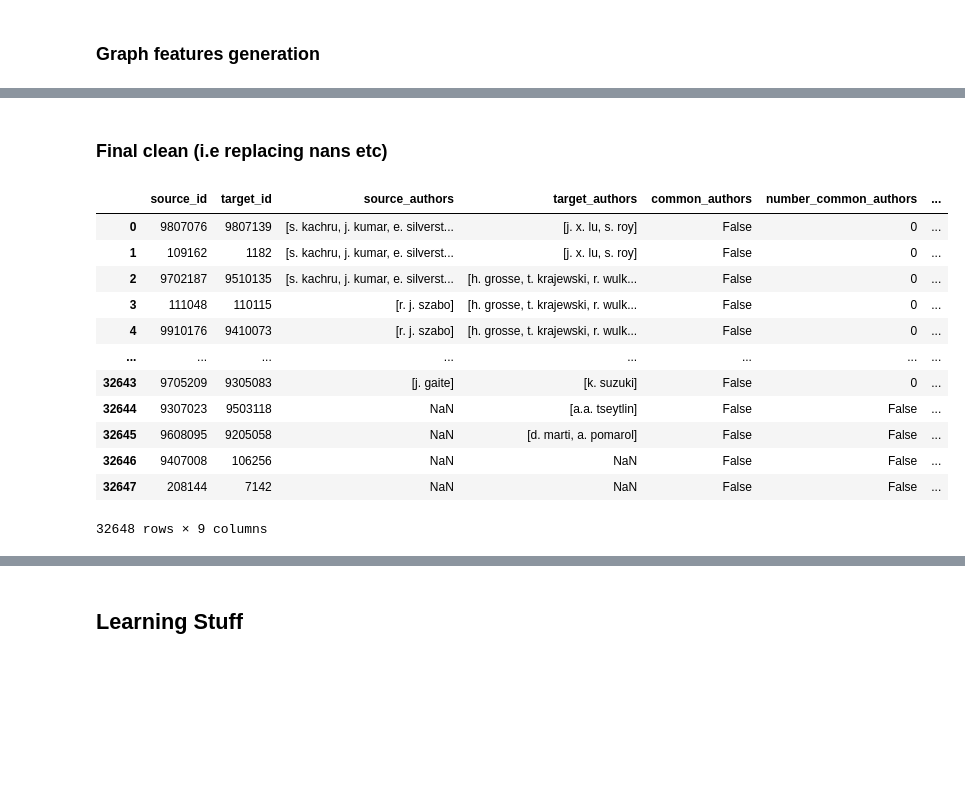
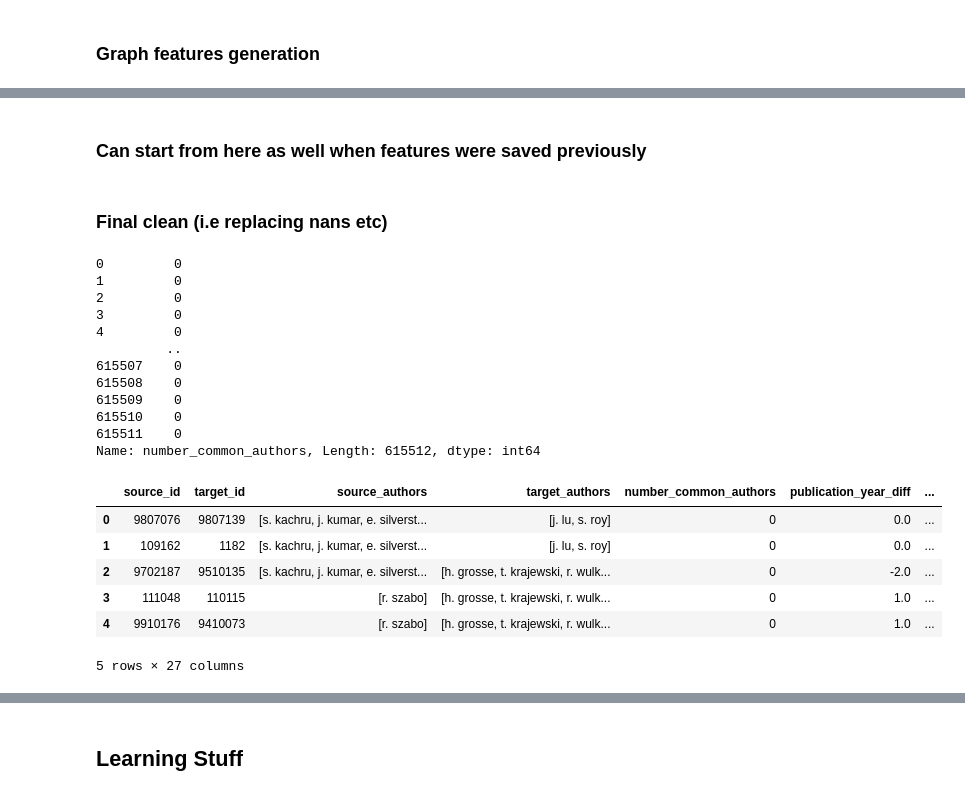
Before and after one commit to rvs36/Network_Science_Anlaytics, a Jupyter notebook: main.ipynb, the cells around one changed output, grey strips where cells are left out. Saved outputs shown, nothing was run; the diff lists cells and outputs as text; code cells hidden in the pictures; blank space fills up the shorter version.

```diff
--- a/main.ipynb
+++ b/main.ipynb
@@ -321,18 +328,37 @@ train_G = nx.from_pandas_edgelist(train_set, source='source_id', target='target_
+# %% [markdown]
+### Can start from here as well when features were saved previously
+# %%
+test_set = pd.read_csv('final_test.csv')
+train_set = pd.read_csv('final_train.csv')
 # %% [markdown]
 ### Final clean (i.e replacing nans etc)
+# %%
+# fill nas in some way
+train_set.publication_year_diff.fillna(-24, inplace=True) # 24 is for unknown (?)
+train_set.fillna('unknown', inplace=True)
+
+test_set.publication_year_diff.fillna(-24, inplace=True) # 24 is for unknown (?_)
+test_set.fillna('unknown', inplace=True)
+# %% [output]
+0         0
+1         0
+2         0
+3         0
+4         0
+         ..
+615507    0
+615508    0
+615509    0
+615510    0
+615511    0
+Name: number_common_authors, Length: 615512, dtype: int64
 # %%
-test_set
+test_set.head()
 # %% [output]
-|  | source_id | target_id | source_authors | target_authors | common_authors | number_common_authors | ... |
-| 0 | 9807076 | 9807139 | [s. kachru, j. kumar, e. silverst... | [j. x. lu, s. roy] | False | 0 | ... |
-| 1 | 109162 | 1182 | [s. kachru, j. kumar, e. silverst... | [j. x. lu, s. roy] | False | 0 | ... |
-| 2 | 9702187 | 9510135 | [s. kachru, j. kumar, e. silverst... | [h. grosse, t. krajewski, r. wulk... | False | 0 | ... |
-| 3 | 111048 | 110115 | [r. j. szabo] | [h. grosse, t. krajewski, r. wulk... | False | 0 | ... |
-| 4 | 9910176 | 9410073 | [r. j. szabo] | [h. grosse, t. krajewski, r. wulk... | False | 0 | ... |
-| ... | ... | ... | ... | ... | ... | ... | ... |
-| 32643 | 9705209 | 9305083 | [j. gaite] | [k. suzuki] | False | 0 | ... |
-| 32644 | 9307023 | 9503118 | NaN | [a.a. tseytlin] | False | False | ... |
-| 32645 | 9608095 | 9205058 | NaN | [d. marti, a. pomarol] | False | False | ... |
-| 32646 | 9407008 | 106256 | NaN | NaN | False | False | ... |
-| 32647 | 208144 | 7142 | NaN | NaN | False | False | ... |
+|  | source_id | target_id | source_authors | target_authors | number_common_authors | publication_year_diff | ... |
+| 0 | 9807076 | 9807139 | [s. kachru, j. kumar, e. silverst... | [j. lu, s. roy] | 0 | 0.0 | ... |
+| 1 | 109162 | 1182 | [s. kachru, j. kumar, e. silverst... | [j. lu, s. roy] | 0 | 0.0 | ... |
+| 2 | 9702187 | 9510135 | [s. kachru, j. kumar, e. silverst... | [h. grosse, t. krajewski, r. wulk... | 0 | -2.0 | ... |
+| 3 | 111048 | 110115 | [r. szabo] | [h. grosse, t. krajewski, r. wulk... | 0 | 1.0 | ... |
+| 4 | 9910176 | 9410073 | [r. szabo] | [h. grosse, t. krajewski, r. wulk... | 0 | 1.0 | ... |
-32648 rows × 9 columns
+5 rows × 27 columns
```
Also changed, not shown: parts of 39 cells of this notebook.
